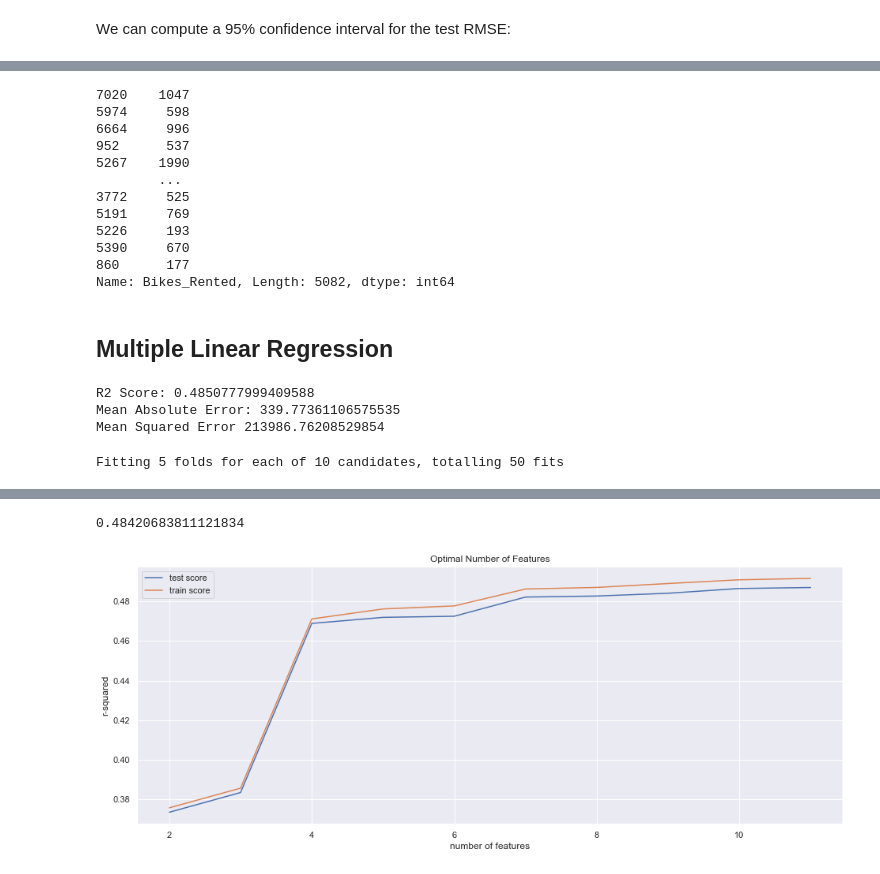
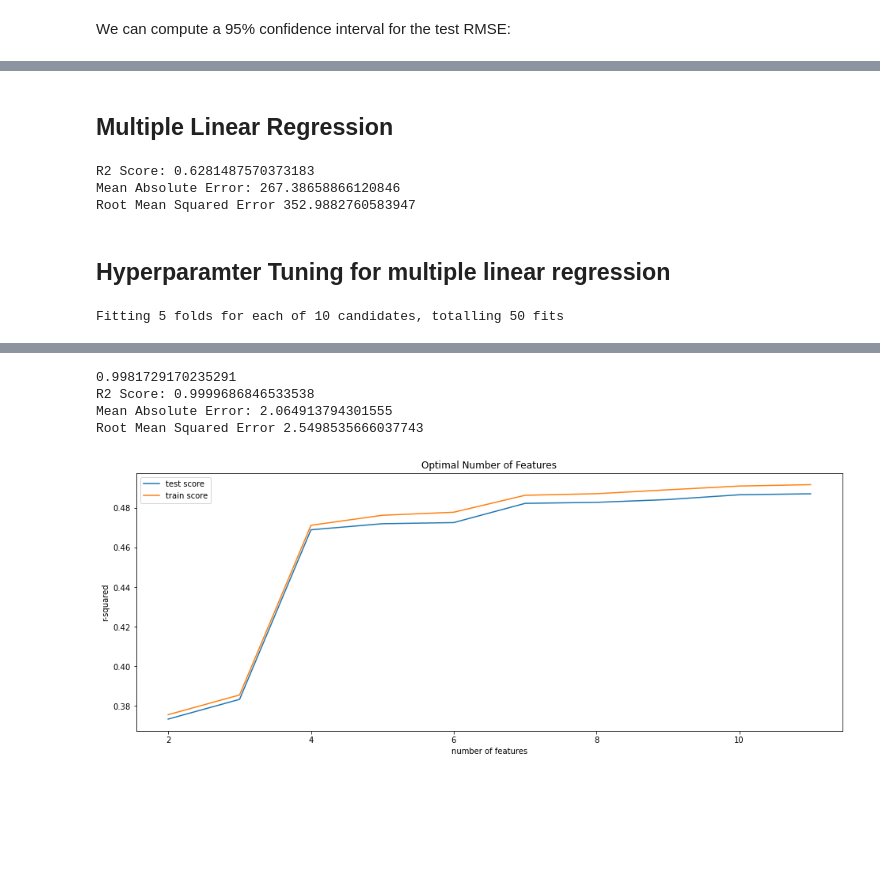
Before and after one commit to UsmanZafar911/Bikes-Rental-seoul, a Jupyter notebook: Seoul_Bike_Rental.ipynb, the cells around one changed output, grey strips where cells are left out. Saved outputs shown, nothing was run; the diff lists cells and outputs as text; code cells hidden in the pictures; blank space fills up the shorter version.

```diff
--- a/Seoul_Bike_Rental.ipynb
+++ b/Seoul_Bike_Rental.ipynb
@@ -476,10 +443,3 @@ Mean Squared Error 145368.76281995987
 Note that the linear regression mean on the training set is roughly the same as that on cross-validated set. That is, the linear regression model was underfitting on the training set.
 # %% [markdown]
 ### Decision Trees
-# %%
-from sklearn.tree import DecisionTreeRegressor
-
-tree_reg = DecisionTreeRegressor(random_state=42)
-tree_reg.fit(X_train, y_train)
-#Y_pred=tree_reg.predict(X_test)
-##sklearn.metrics.accuracy_score(y_test,Y_pred)
@@ -537,0 +446,3 @@ for i in range(1,20,2):
+# %%
+dt_reg = DecisionTreeRegressor()
+dt_reg.fit(X_train, y_train)
@@ -721,18 +633,3 @@ X
-# %%
-y
-# %% [output]
-7020    1047
-5974     598
-6664     996
-952      537
-5267    1990
-        ...
-3772     525
-5191     769
-5226     193
-5390     670
-860      177
-Name: Bikes_Rented, Length: 5082, dtype: int64
 # %% [markdown]
 ## Multiple Linear Regression
 # %%
@@ -749,14 +646,16 @@ rfe = rfe.fit(X_train, y_train)
 y_pred = lm.predict(X_test)
 r2 = sklearn.metrics.r2_score(y_test, y_pred)
 mae = sklearn.metrics.mean_absolute_error(y_test,y_pred)
-mse = sklearn.metrics.mean_squared_error(y_test,y_pred)
+rmse = np.sqrt(sklearn.metrics.mean_squared_error(y_test,y_pred))
 print("R2 Score:", r2)
 print("Mean Absolute Error:", mae)
-print("Mean Squared Error",mse)
+print("Root Mean Squared Error",rmse)
 # %% [output]
-R2 Score: 0.4850777999409588
-Mean Absolute Error: 339.77361106575535
-Mean Squared Error 213986.76208529854
+R2 Score: 0.6281487570373183
+Mean Absolute Error: 267.38658866120846
+Root Mean Squared Error 352.9882760583947
+# %% [markdown]
+## Hyperparamter Tuning for multiple linear regression
 # %%
 folds = KFold(n_splits = 5, shuffle = True, random_state = 100)
 
@@ -786,7 +685,18 @@ print(acc)
 cv_results = pd.DataFrame(model_cv.cv_results_)
 cv_results
 
+
+y_pred = lm.predict(X_test)
+r2 = sklearn.metrics.r2_score(y_test, y_pred)
+mae = sklearn.metrics.mean_absolute_error(y_test,y_pred)
+rmse = np.sqrt(sklearn.metrics.mean_squared_error(y_test,y_pred))
+print("R2 Score:", r2)
+print("Mean Absolute Error:", mae)
+print("Root Mean Squared Error",rmse)
+
+
 # plotting cv results
+
 plt.figure(figsize=(16,6))
 
 plt.plot(cv_results["param_n_features_to_select"], cv_results["mean_test_score"])
@@ -802,2 +712,5 @@ Fitting 5 folds for each of 10 candidates, totalling 50 fits
-0.48420683811121834
+0.9981729170235291
+R2 Score: 0.9999686846533538
+Mean Absolute Error: 2.064913794301555
+Root Mean Squared Error 2.5498535666037743
-[figure, old version]
+[figure, new version]
```
Also changed, not shown: parts of 34 cells of this notebook.
